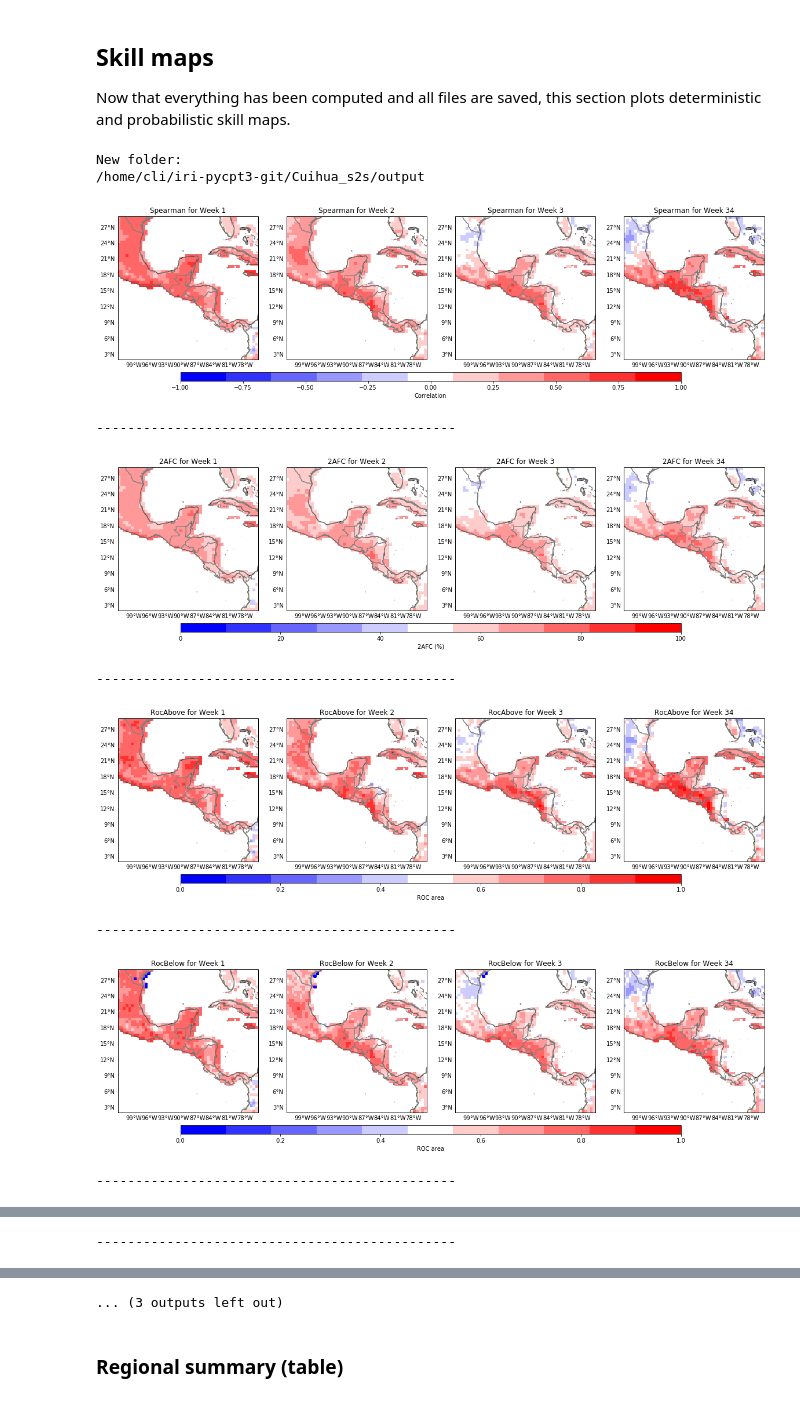
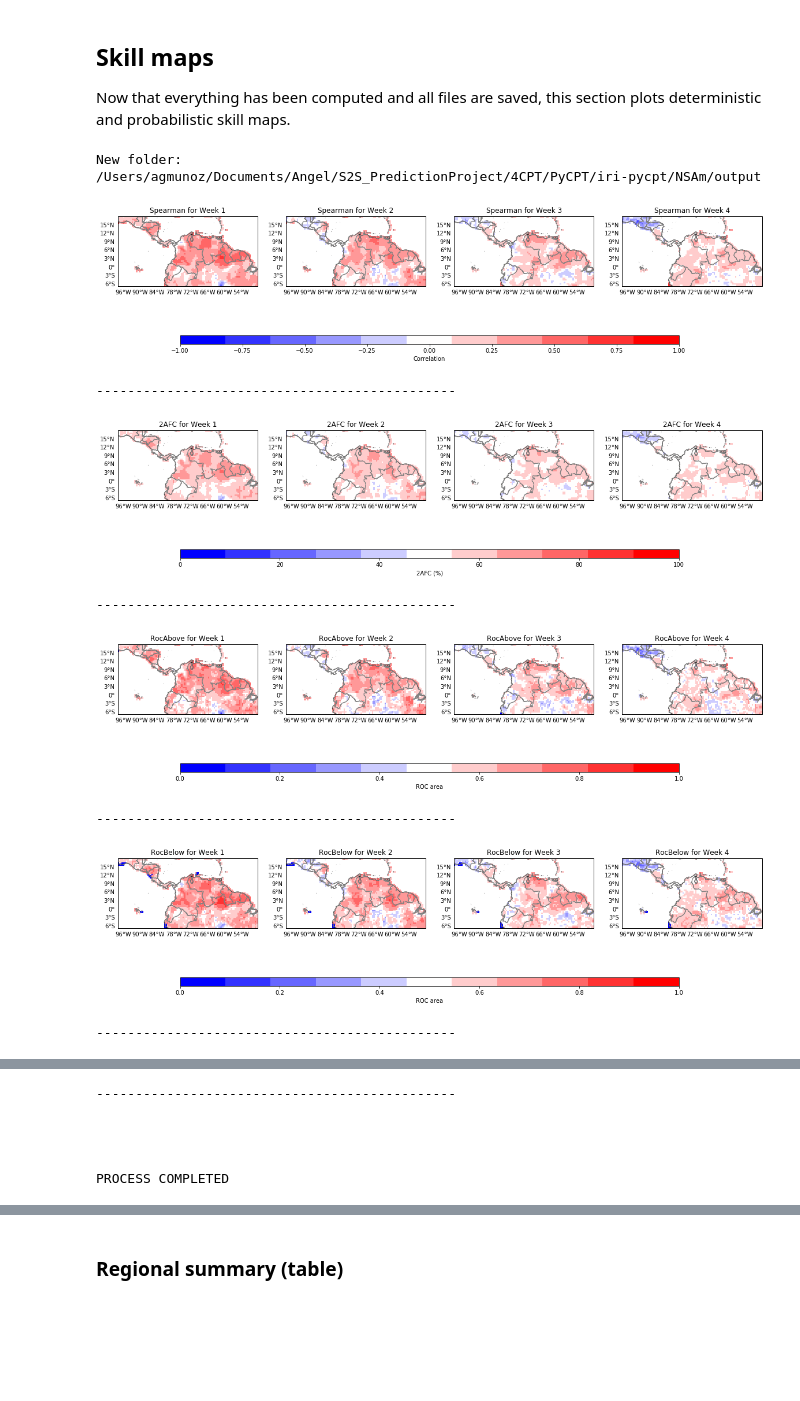
Before and after one commit to ssilje/iri-pycpt, a Jupyter notebook: PyCPT_s2sv1.9.ipynb, the cells around one changed output, grey strips where cells are left out. Drawn from its saved outputs; the diff is of its cells as text; code cells hidden in the pictures; blank space fills up the shorter version.

Commit message:
Checking the IAS_seasonal case in v1.9=OK

```diff
--- a/PyCPT_s2sv1.9.ipynb
+++ b/PyCPT_s2sv1.9.ipynb
@@ -44,33 +44,29 @@ See version.log in Github
 Here the user configures the case study
 # %%
 ########Case name (name of the case/experiment, try one word)
-case='Cuihua_s2s'
+case='NSAm'
 
 ########Some folder and file options:
 # Working directory --it should exist!!! (this is the place where the .py functions, notebooks, and .IRIDLAUTH is)
-#workdir = '/Users/agmunoz/Documents/Angel/S2S_PredictionProject/4CPT/PyCPT/iri-pycpt/'
+workdir = '/Users/agmunoz/Documents/Angel/S2S_PredictionProject/4CPT/PyCPT/iri-pycpt/'
 # PATH to CPT root directory
-#cptdir='/Users/agmunoz/Documents/Angel/CPT/CPT/16.5.2/'     #'/opt/CPT/bin/'
+cptdir='/Users/agmunoz/Documents/Angel/CPT/CPT/16.5.2/'     #'/opt/CPT/bin/'
 
-workdir = '/home/cli/iri-pycpt3-git/'
-# PATH to CPT root directory
-#cptdir='/Users/agmunoz/Documents/Angel/CPT/CPT/16.2.4/'
-cptdir='/software/centos7/x86_64/CPT/16.5.4/bin/'
 
 ########Model (choose between ECMWF, CFSv2)
 model='ECMWF'
 
 ########Obs (choose between CHIRPS, TRMM, CPC, IMD1deg, IMDp25deg)
-obs='CHIRPS'
+obs='CPC'
 
 ########MOS method (choose between None, PCR, CCA and ELR)
 MOS='CCA'
 
 ########Forecast date
 ##-- If ECMWF, it needs to be a Monday or a Thursday! CFSv2: any day; GEFS: Wednesdays.
-mon='Jun' 	# Forecast month
+mon='Apr' 	# Forecast month
 fyr=2020 	# Forecast year
-fday=1 	# Forecast day  (Monday and Thursday in ECMWF model; yesterday in CFSv2: real time)
+fday=2 	# Forecast day  (Monday and Thursday in ECMWF model; yesterday in CFSv2: real time)
 training_season=mon
 #training_season='May-Jul'  #only change for CFSv2 and GEFS use a 3 month period, with *mon* in the middle, e.g., 'May-Jul' if mon='Jun'
 lit=80 #28      # Initial training period for retroactive forecasts (in timesteps; e.g., 80 for ECMWF, 28 for CFSv2)
@@ -85,22 +81,22 @@ wetday_threshold = 3 #WET day threshold (mm) --only used if rainfall_frequency i
 threshold_pctle = False    #False for threshold in mm; Note that if True then if counts DRY days!!!
 
 # Spatial domain for predictor
-nla1=32 	# Northernmost latitude
-sla1=1 	# Southernmost latitude
-wlo1=-103 	# Westernmost longitude
-elo1=-75 	# Easternmost longitude
+nla1=22 	# Northernmost latitude
+sla1=-10 	# Southernmost latitude
+wlo1=-102 	# Westernmost longitude
+elo1=-45 	# Easternmost longitude
 # Spatial domain for predictand
-nla2=29 	# Northernmost latitude
-sla2=2 	# Southernmost latitude
-wlo2=-102 	# Westernmost longitude
-elo2=-76 	# Easternmost longitude
+nla2=18 	# Northernmost latitude
+sla2=-7 	# Southernmost latitude
+wlo2=-98 	# Westernmost longitude
+elo2=-48 	# Easternmost longitude
 
 ########Forecast lead interval  -- This counts using L, the lead time; e.g., ECMWF L=0..46 (NOT calendar days)
 nwk=4 # Number of weeks to process (leads)
 # Lists for looping over lead times -- ALL these arrays should have the same dimension (see nwk above), as they correspond
-wk =   [1       ,2       ,3       ,34       ,4       ]  # week-lead number label (e.g., corresponding to week1, week2, week3, week4, week1-4/month 1)
-wknam= ['Week 1','Week 2','Week 3','Week 3-4','Month 1']  #naming the weeks (for plots) --can use a different language here
-day1 = [1       ,7       ,14      ,14      ,21        ]  # first lead day of target weeks
+wk =   [1       ,2       ,3       ,4       ,14       ]  # week-lead number label (e.g., corresponding to week1, week2, week3, week4, week1-4/month 1)
+wknam= ['Week 1','Week 2','Week 3','Week 4','Month 1']  #naming the weeks (for plots) --can use a different language here
+day1 = [1       ,7       ,14      ,21      ,21        ]  # first lead day of target weeks
 day2 = [7       ,14      ,21      ,28      ,28       ]  # last lead day of target weeks
 # ECMWF - first day is day 0, 0000Z accumulated rainfall; specify day1=1 for week 1
 # GEFS - first day is day 0.5 (daily average rainfall rate); specify day1=0 for week 1
@@ -326,29 +322,29 @@ Now that everything has been computed and all files are saved, this section plot
 # %%
 print("New folder:")
 %cd $workdir/output
 
 # Skill scores loop
 plt.rcParams.update({'font.size': 10})
 #for ime in ('Pearson','Spearman','2AFC','RocAbove','RocBelow','Ignorance','RPSS','GROC'):
-for ime in ('Spearman','2AFC','RocAbove','RocBelow','Ignorance','RPSS','GROC'):
+for ime in ('Spearman','2AFC','RocAbove','RocBelow','Ignorance'):#,'RPSS','GROC'):
     pltmap(ime,wlo2,elo2,sla2,nla2,fprefix,mpref,training_season, mon, fday, nwk, wk)
     plt.savefig(('figures/Skill-'+model+'-'+obs+'-'+MOS+'-' + ime + '.pdf'), dpi=300)
     plt.show()
     print('----------------------------------------------')
     print('')
 
 print('')
 print('')
 print('')
 print('\033[1mPROCESS COMPLETED \033[0;0m')
 # %% [output]
 New folder:
-/home/cli/iri-pycpt3-git/Cuihua_s2s/output
+/Users/agmunoz/Documents/Angel/S2S_PredictionProject/4CPT/PyCPT/iri-pycpt/NSAm/output
-[figure, old version]
+[figure, new version]
 ----------------------------------------------
-[figure, old version]
+[figure, new version]
 ----------------------------------------------
-[figure, old version]
+[figure, new version]
 ----------------------------------------------
-[figure, old version]
+[figure, new version]
 ----------------------------------------------
@@ -356 +352,6 @@ New folder:
 ----------------------------------------------
+
+
+
+
+PROCESS COMPLETED
@@ -358,4 +358,3 @@ New folder:
-... (3 outputs left out)
 # %% [markdown]
 ### Regional summary (table)
 # %%
```
Also changed, not shown: parts of 6 cells of this notebook, 3 other files.
